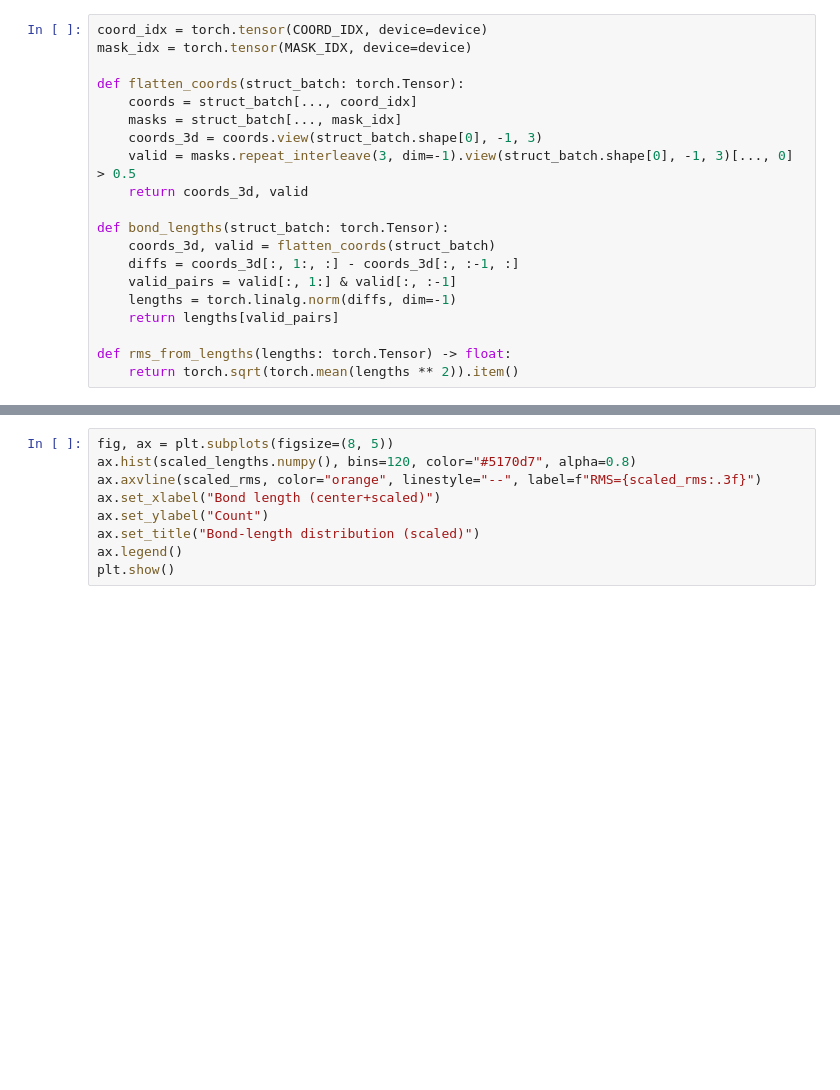
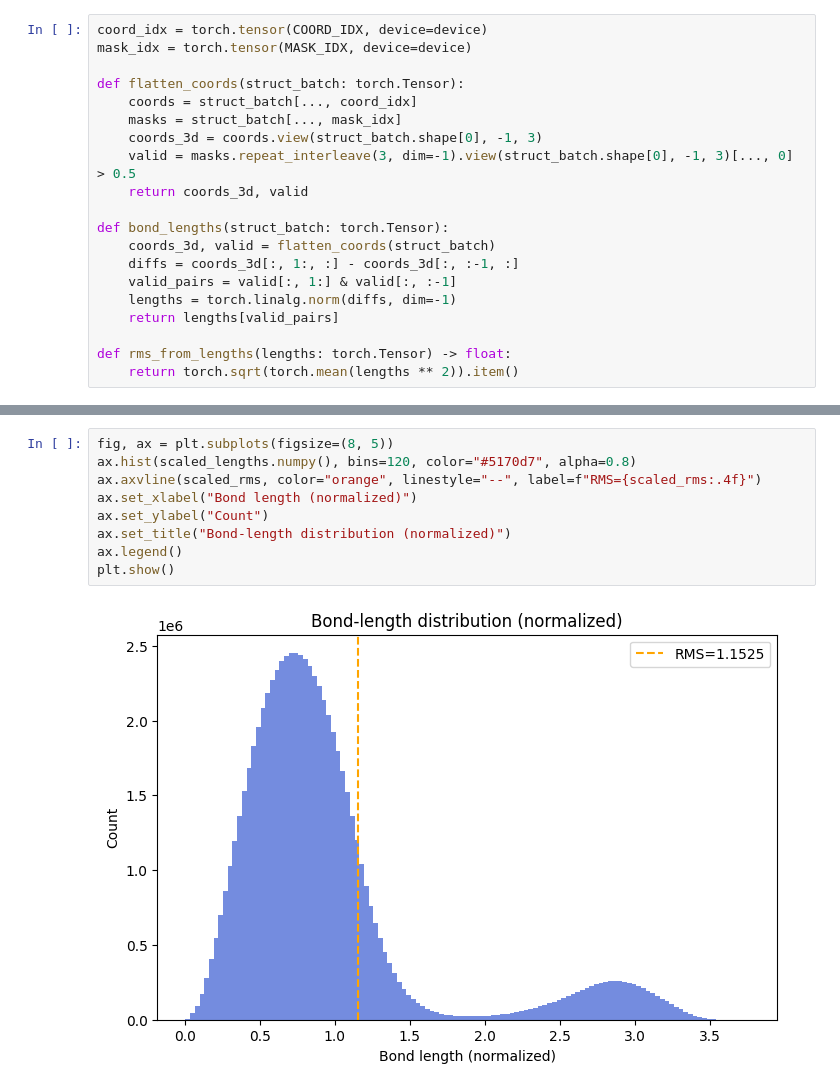
Before and after one commit to MXMX0811/DiffBacChrom, a Jupyter notebook: scale_stat.ipynb, the cells around one changed output, grey strips where cells are left out. Cells and saved outputs as stored; diff of their text form; blank space fills up the shorter version.

```diff
--- a/scale_stat.ipynb
+++ b/scale_stat.ipynb
@@ -72,9 +76,11 @@ plt.show()
 # %%
 fig, ax = plt.subplots(figsize=(8, 5))
 ax.hist(scaled_lengths.numpy(), bins=120, color="#5170d7", alpha=0.8)
-ax.axvline(scaled_rms, color="orange", linestyle="--", label=f"RMS={scaled_rms:.3f}")
-ax.set_xlabel("Bond length (center+scaled)")
+ax.axvline(scaled_rms, color="orange", linestyle="--", label=f"RMS={scaled_rms:.4f}")
+ax.set_xlabel("Bond length (normalized)")
 ax.set_ylabel("Count")
-ax.set_title("Bond-length distribution (scaled)")
+ax.set_title("Bond-length distribution (normalized)")
 ax.legend()
 plt.show()
+# %% [output]
+[figure, added]
```
Also changed, not shown: parts of 2 cells of this notebook, 5 other files.
